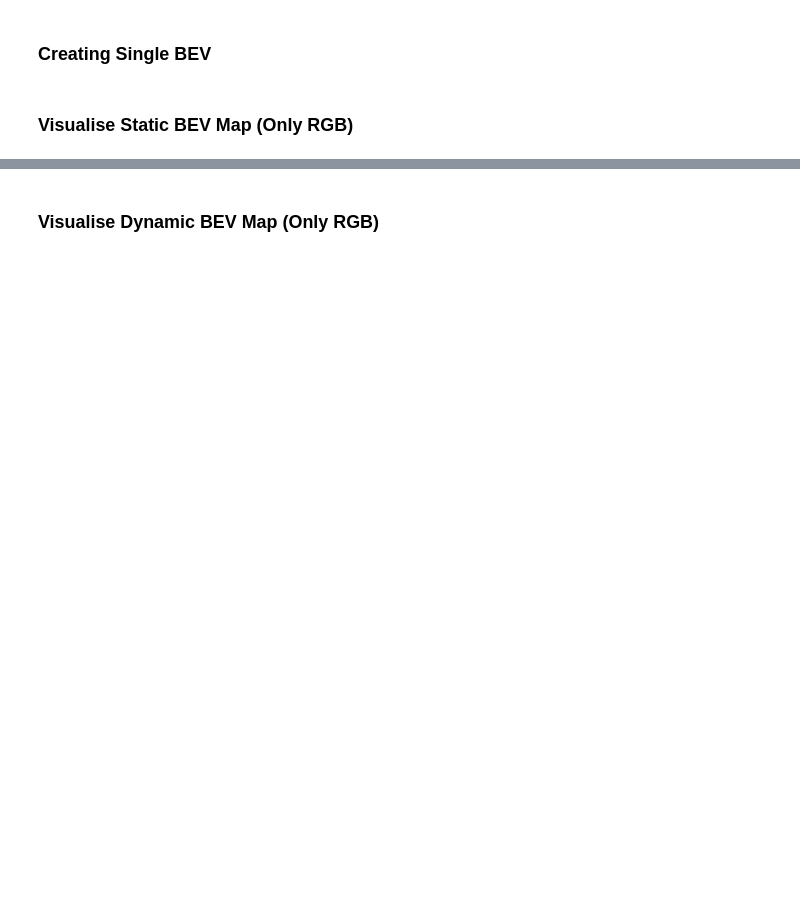
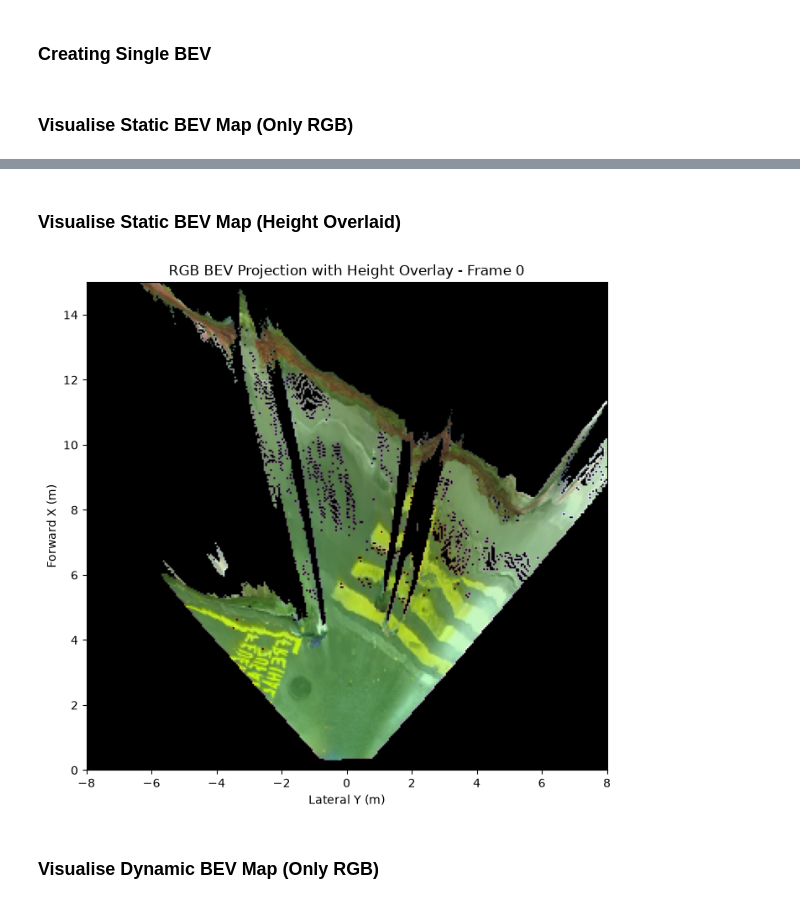
Before and after one commit to sohamwarde1/Traversibility_Estimation, a Jupyter notebook: scripts/notebooks/create_BEV.ipynb, the cells around one changed output, grey strips where cells are left out. Drawn from its saved outputs; the diff is of its cells as text; code cells hidden in the pictures; blank space fills up the shorter version.

```diff
--- a/scripts/notebooks/create_BEV.ipynb
+++ b/scripts/notebooks/create_BEV.ipynb
@@ -366,3 +365,68 @@ im = ax.imshow(rgb_vis, extent=[Y_RANGE[0], Y_RANGE[1], X_RANGE[0], X_RANGE[1]])
+# %% [markdown]
+### Visualise Static BEV Map (Height Overlaid)
+# %%
+import matplotlib.pyplot as plt
+import numpy as np
+
+plt.ion()
+fig, ax = plt.subplots(figsize=(8, 8))
+
+# 1. Initialize axes labels once
+ax.set_xlabel("Lateral Y (m)")
+ax.set_ylabel("Forward X (m)")
+title_text = ax.set_title("RGB BEV Projection with Height Overlay - Frame 0")
+
+first_pcd = build_pcd(rgb_files[342], depth_files[342])
+plane_coeffs, inlier_idx, near_pcd = fit_ground_plane(first_pcd, near_field_radius=5.0)
+#heights = height_above_plane(np.asarray(first_pcd.points), plane_coeffs)
+bev_map = generate_bev_from_o3d(first_pcd, x_range=X_RANGE, y_range=Y_RANGE)
+
+# 2. Extract Base RGB Image
+rgb = np.transpose(bev_map[6:9], (1, 2, 0))
+if np.nanmax(rgb) > 1.0:
+    rgb = rgb / 255.0
+rgb_vis = np.nan_to_num(rgb)
+
+# 3. Extract Height Metrics and Occupancy Mask
+z_mean = bev_map[2]
+z_std = bev_map[3]
+occupied = bev_map[5] > 0
+valid_mask = occupied & ~np.isnan(z_mean)
+
+# 4. Normalize Height (z_mean) to range [0, 1]
+if np.any(valid_mask):
+    z_min_val = np.nanmin(z_mean[valid_mask])
+    z_max_val = np.nanmax(z_mean[valid_mask])
+    z_range = z_max_val - z_min_val if z_max_val != z_min_val else 1.0
+    norm_height = np.clip((z_mean - z_min_val) / z_range, 0.0, 1.0)
+else:
+    norm_height = np.zeros_like(z_mean)
+
+# Normalize z_std for opacity modulation
+if np.any(valid_mask) and np.nanmax(z_std[valid_mask]) > 0:
+    norm_std = np.clip(z_std / np.nanmax(z_std[valid_mask]), 0.0, 1.0)
+else:
+    norm_std = np.zeros_like(z_std)
+
+# 5. Build RGBA Height Overlay (High -> Transparent Red, Low -> Transparent Green)
+H, W = z_mean.shape
+height_overlay = np.zeros((H, W, 4), dtype=np.float32)
+
+height_overlay[..., 0] = norm_height          # Red: High elevation
+height_overlay[..., 1] = 1.0 - norm_height    # Green: Low elevation
+height_overlay[..., 2] = 0.0                  # Blue: Zero
+
+# Set alpha transparency on occupied pixels; scale with z_std for structure detail
+base_alpha = 0.4
+alpha_channel = np.where(valid_mask, base_alpha * (0.6 + 0.4 * norm_std), 0.0)
+height_overlay[..., 3] = alpha_channel
+
+# 6. Render Base Image and Overlay
+extent = [Y_RANGE[0], Y_RANGE[1], X_RANGE[0], X_RANGE[1]]
+im_rgb = ax.imshow(rgb_vis, extent=extent)
+im_overlay = ax.imshow(height_overlay, extent=extent)
+# %% [output]
+[figure, added]
 # %% [markdown]
 ### Visualise Dynamic BEV Map (Only RGB)
 # %%
```
Also changed, not shown: parts of 10 cells of this notebook, 1 other file.
